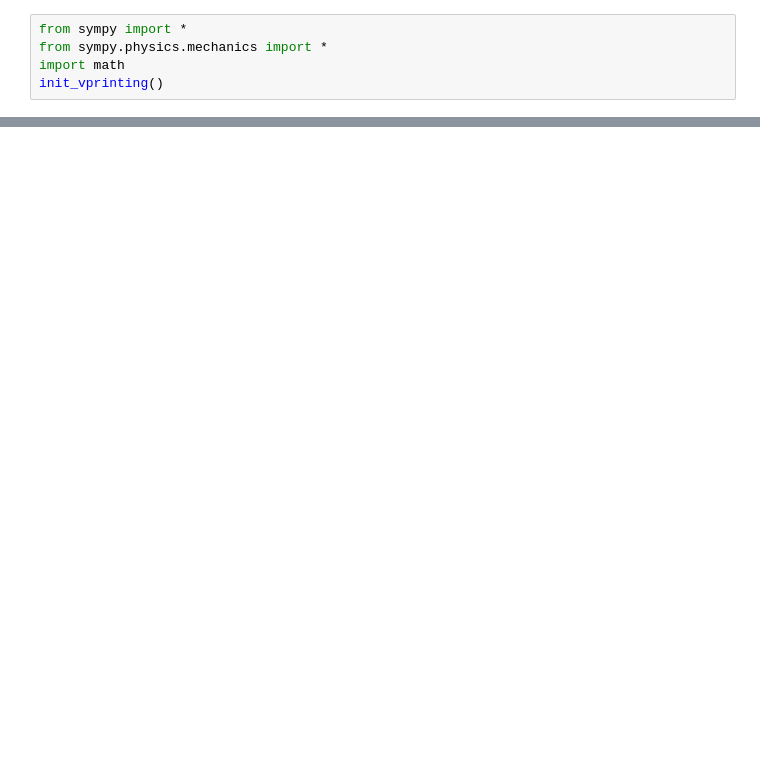
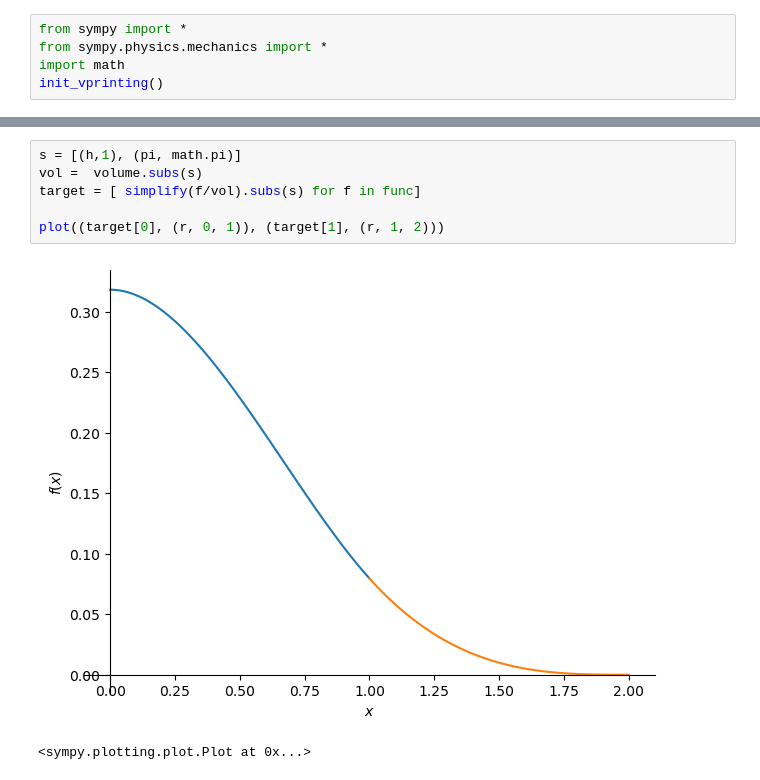
Before and after one commit to CcydtN/SmoothParticleHydrodynamics, a Jupyter notebook: equation/cubic_spline.ipynb, the cells around one changed output, grey strips where cells are left out. Drawn from its saved outputs; the diff is of its cells as text; blank space fills up the shorter version.

```diff
--- a/equation/cubic_spline.ipynb
+++ b/equation/cubic_spline.ipynb
@@ -31,0 +35,9 @@ simplify(laplacian)
+# %%
+s = [(h,1), (pi, math.pi)]
+vol =  volume.subs(s)
+target = [ simplify(f/vol).subs(s) for f in func]
+
+plot((target[0], (r, 0, 1)), (target[1], (r, 1, 2)))
+# %% [output]
+[figure, added]
+<sympy.plotting.plot.Plot at 0x...>
```
Also changed, not shown: parts of 7 cells of this notebook.
